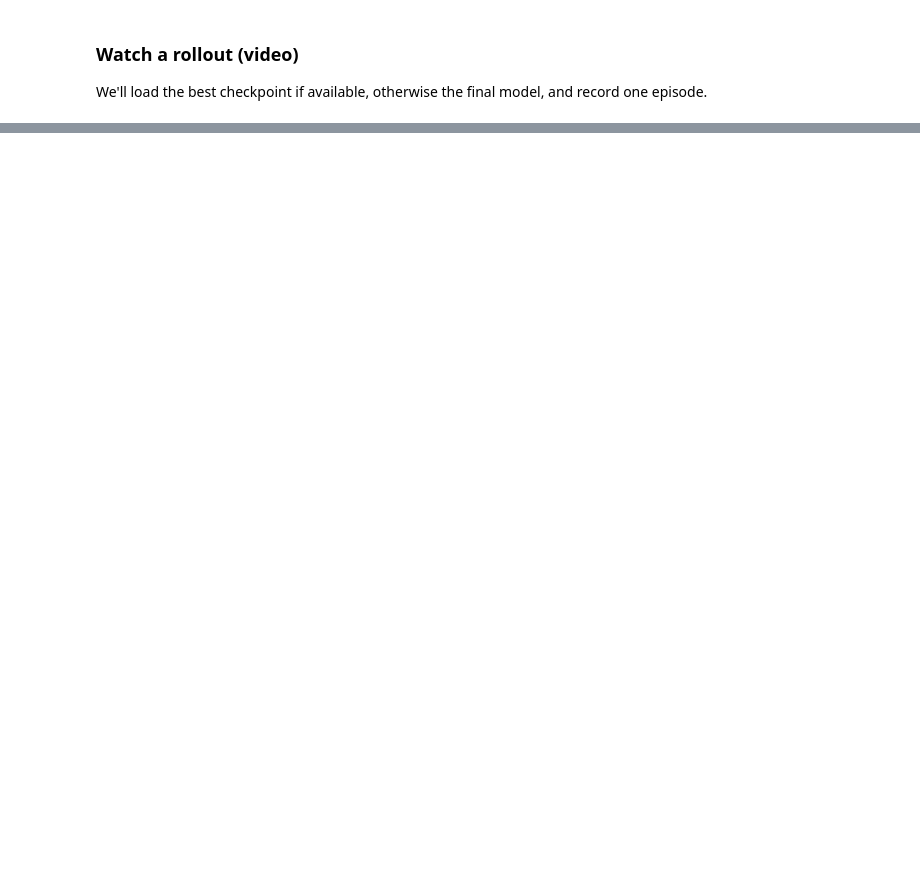
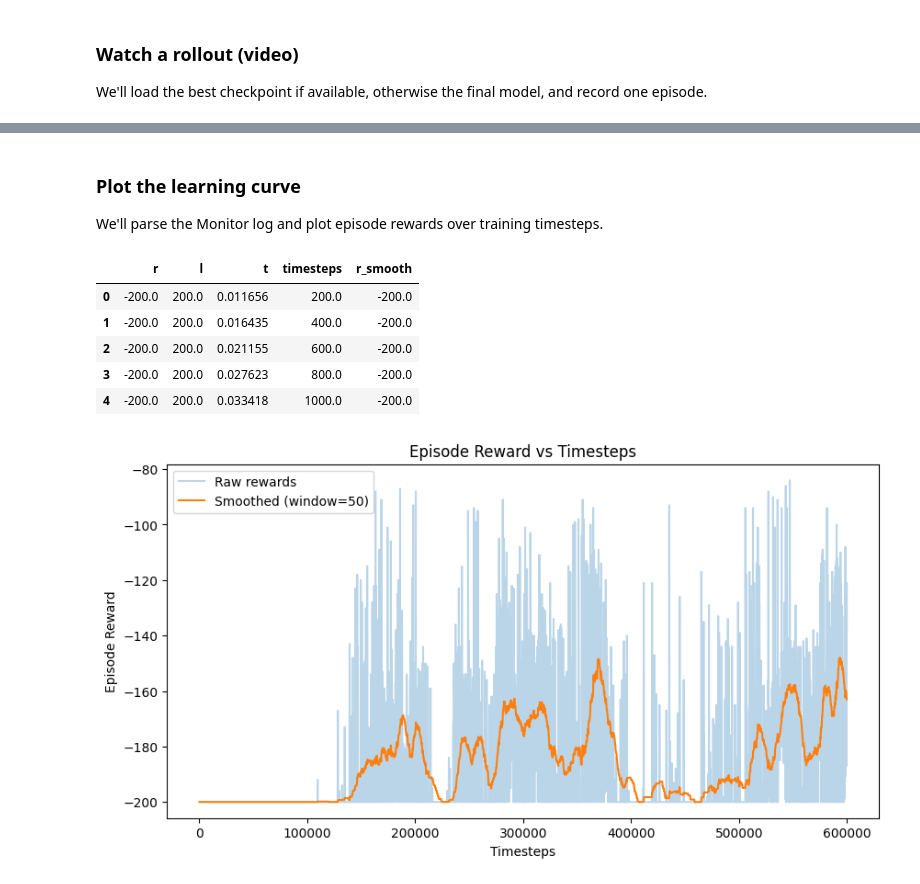
Before and after one commit to riff-raff-17/TTA-Class-Files, a Jupyter notebook: 2025 Term 4/L4308T3 - Sat/session_1.ipynb, the cells around one changed output, grey strips where cells are left out. Drawn from its saved outputs; the diff is of its cells as text; code cells hidden in the pictures; blank space fills up the shorter version.

```diff
--- a/2025 Term 4/L4308T3 - Sat/session_1.ipynb
+++ b/2025 Term 4/L4308T3 - Sat/session_1.ipynb
@@ -247,0 +250,45 @@ print("Check the video folder:", os.path.abspath("mountaincar_videos"))
+# %% [markdown]
+### Plot the learning curve
+
+We'll parse the Monitor log and plot episode rewards over training timesteps.
+# %%
+import pandas as pd
+from glob import glob
+
+monitor_files = glob(os.path.join(log_dir, "*monitor.csv")) + glob(os.path.join(log_dir, "monitor.csv"))
+if not monitor_files:
+    print("No monitor file found.")
+else:
+    # Load Monitor CSV, skip header and comments
+    df = pd.read_csv(
+        monitor_files[0],
+        skiprows=2,
+        comment="#",
+        names=["r", "l", "t"] # r: reward, l: length, t:times
+    )
+    df = df.astype(float)
+    df["timesteps"] = df["l"].cumsum()
+
+    # Moving averages over rewards
+    window = 50
+    df["r_smooth"] = df["r"].rolling(window, min_periods=1).mean()
+
+    display(df.head())
+
+    # Plot
+    plt.figure(figsize=(10, 5))
+    plt.plot(df["timesteps"], df["r"], alpha=0.3, label="Raw rewards")
+    plt.plot(df["timesteps"], df["r_smooth"], label=f"Smoothed (window={window})")
+    plt.title("Episode Reward vs Timesteps")
+    plt.xlabel("Timesteps")
+    plt.ylabel("Episode Reward")
+    plt.legend()
+    plt.show()
+# %% [output]
+|  | r | l | t | timesteps | r_smooth |
+| 0 | -200.0 | 200.0 | 0.011656 | 200.0 | -200.0 |
+| 1 | -200.0 | 200.0 | 0.016435 | 400.0 | -200.0 |
+| 2 | -200.0 | 200.0 | 0.021155 | 600.0 | -200.0 |
+| 3 | -200.0 | 200.0 | 0.027623 | 800.0 | -200.0 |
+| 4 | -200.0 | 200.0 | 0.033418 | 1000.0 | -200.0 |
+[figure, added]
```
Also changed, not shown: parts of 6 cells of this notebook.
